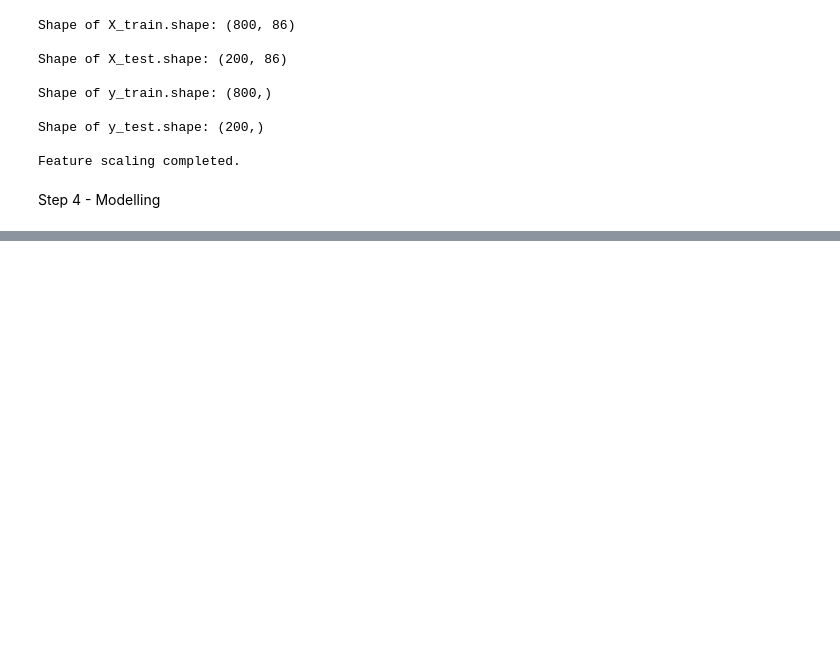
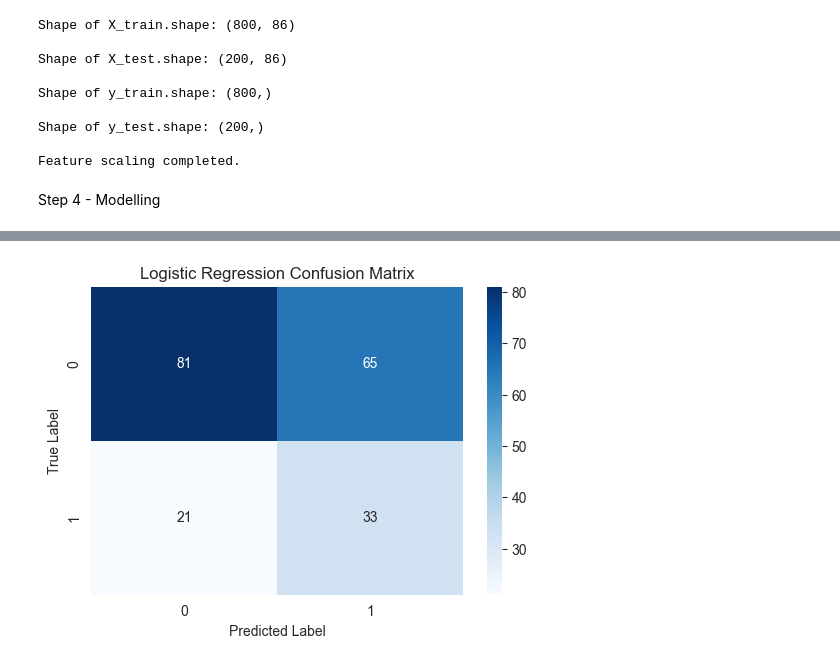
Before and after one commit to yathukamal/Creditscore, a Jupyter notebook: credit_score_risk.ipynb, the cells around one changed output, grey strips where cells are left out. Saved outputs shown, nothing was run; the diff lists cells and outputs as text; code cells hidden in the pictures; blank space fills up the shorter version.

```diff
--- a/credit_score_risk.ipynb
+++ b/credit_score_risk.ipynb
@@ -226,4 +226,20 @@ from sklearn.linear_model import LogisticRegression
 #Import Random Forest Classifier
 from sklearn.ensemble import RandomForestClassifier
 
-#Initalise Logistic
+#Create Logistic Regression model
+#Initalise Logistic Regression
+log_reg = LogisticRegression(max_iter=200, class_weight="balanced")
+
+#Train Logistic Regression
+#Fit model
+log_reg.fit(X_train_scaled, y_train)
+
+#Create Random Forest Classifier
+#Initialise Random Forest
+rf_class = RandomForestClassifier(n_estimators=200, random_state=42, class_weight="balanced")
+
+#Train Random Forest model
+#Fit Random Forest
+rf_class.fit(X_train, y_train)
+
+print("Logistic Regression and Random Forest models trained successfully.")
@@ -229,0 +250,65 @@ from sklearn.ensemble import RandomForestClassifier
+# %%
+#Import evaluation metrics
+from sklearn.metrics import accuracy_score, classification_report, confusion_matrix
+
+#-------------------------------
+#Predictions for each model
+#-------------------------------
+
+#Predict using Logistic Regression
+y_pred_log = log_reg.predict(X_test_scaled)
+
+#Predict using Random Forest Classifier
+y_pred_rf = rf_class.predict(X_test)
+
+#-------------------------------
+#Accuracy scores
+#-------------------------------
+#Accuracy for Logistic Regression
+acc_log = accuracy_score(y_test, y_pred_log)
+
+#Accuracy for Random Forest Classifier
+acc_rf = accuracy_score(y_test, y_pred_rf)
+
+print(f"Logistic Regression Accuracy: {acc_log:.3f}")
+print(f"Random Forest Accuracy:       {acc_rf:.3f}")
+
+#-------------------------------
+#Classification Reports
+#-------------------------------
+print("\nLogistic Regression Classification Report:")
+print(classification_report(y_test, y_pred_log))
+
+print("Random Forest Classification Report:")
+print(classification_report(y_test, y_pred_rf))
+
+#-------------------------------
+#Confusion Matrices
+#-------------------------------
+
+#Confusion matrix for Logistic Regression
+cm_log = confusion_matrix(y_test, y_pred_log)
+
+#Confusion matrix for Random Forest
+cm_rf = confusion_matrix(y_test, y_pred_rf)
+
+#-------------------------------
+#Plot Confusion Matrix for  Logistic Regression
+#-------------------------------
+plt.figure(figsize=(6,4))
+sns.heatmap(cm_log, annot=True, fmt="d", cmap="Blues")
+plt.title("Logistic Regression Confusion Matrix")
+plt.xlabel("Predicted Label")
+plt.ylabel("True Label")
+plt.show()
+
+#-------------------------------
+#Plot Confusion Matrix for Random Forest
+#-------------------------------
+plt.figure(figsize=(6,4))
+sns.heatmap(cm_rf, annot=True, fmt="d", cmap="Greens")
+plt.title("Random Forest Confusion Matrix")
+plt.xlabel("Predicted Label")
+plt.ylabel("True Label")
+plt.show()
+# %% [output]
@@ -229,0 +332 @@ from sklearn.ensemble import RandomForestClassifier
+[figure, added]
```
Also changed, not shown: parts of 5 cells of this notebook.
